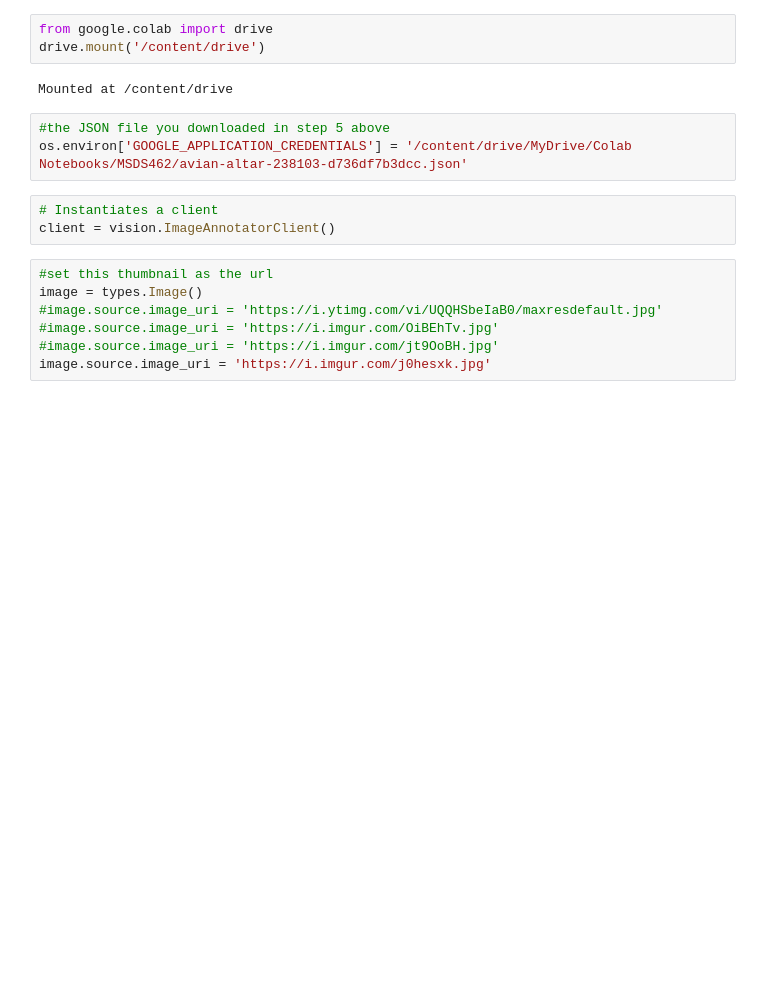
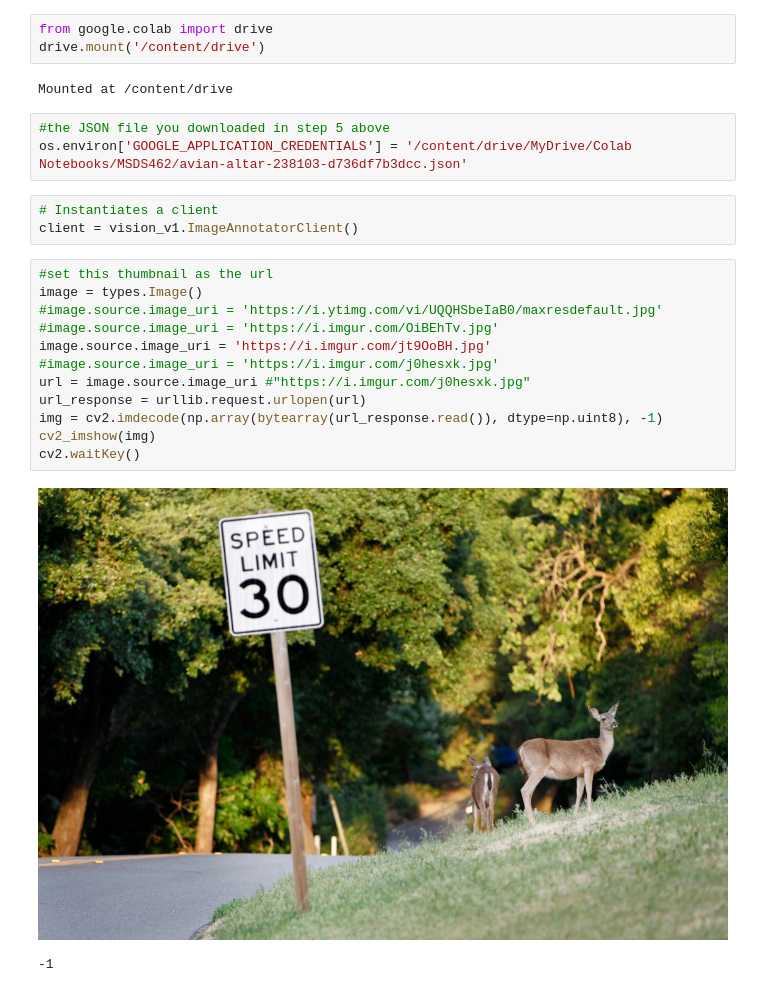
Before and after one commit to parviza9999/MSDS462, a Jupyter notebook: MSDS462_video3_Google_Vision_API.ipynb, the cells around one changed output. Cells and saved outputs as stored; diff of their text form; blank space fills up the shorter version.

```diff
--- a/MSDS462_video3_Google_Vision_API.ipynb
+++ b/MSDS462_video3_Google_Vision_API.ipynb
@@ -54,14 +62,22 @@ Mounted at /content/drive
 os.environ['GOOGLE_APPLICATION_CREDENTIALS'] = '/content/drive/MyDrive/Colab Notebooks/MSDS462/avian-altar-238103-d736df7b3dcc.json'
 # %%
 # Instantiates a client
-client = vision.ImageAnnotatorClient()
+client = vision_v1.ImageAnnotatorClient()
 # %%
 #set this thumbnail as the url
 image = types.Image()
 #image.source.image_uri = 'https://i.ytimg.com/vi/UQQHSbeIaB0/maxresdefault.jpg'
 #image.source.image_uri = 'https://i.imgur.com/OiBEhTv.jpg'
-#image.source.image_uri = 'https://i.imgur.com/jt9OoBH.jpg'
-image.source.image_uri = 'https://i.imgur.com/j0hesxk.jpg'
+image.source.image_uri = 'https://i.imgur.com/jt9OoBH.jpg'
+#image.source.image_uri = 'https://i.imgur.com/j0hesxk.jpg'
+url = image.source.image_uri #"https://i.imgur.com/j0hesxk.jpg"
+url_response = urllib.request.urlopen(url)
+img = cv2.imdecode(np.array(bytearray(url_response.read()), dtype=np.uint8), -1)
+cv2_imshow(img)
+cv2.waitKey()
+# %% [output]
+[figure, added]
+-1
 # %%
 #### LABEL DETECTION ######
 
```
Also changed, not shown: parts of 6 cells of this notebook.
